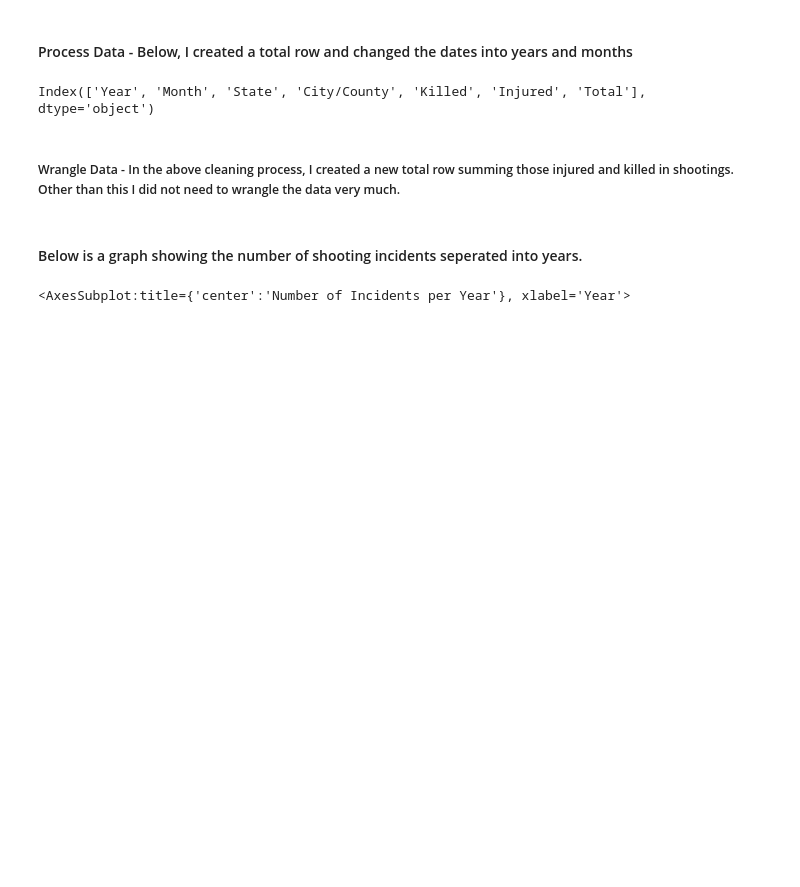
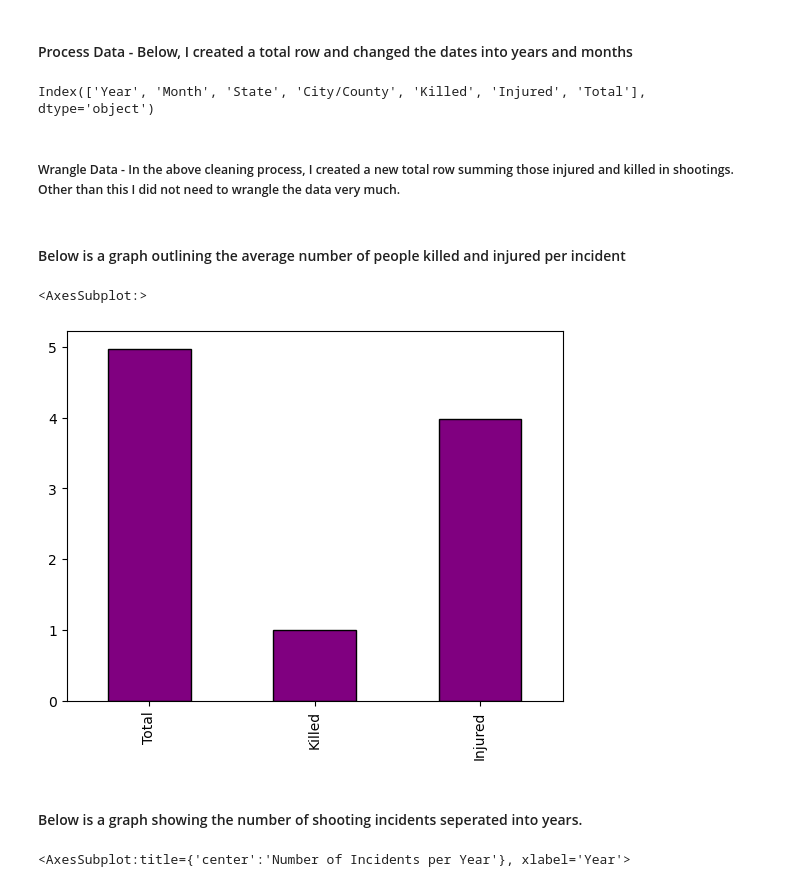
Before and after one commit to ubco-W2022T1-cosc301/project-group39, a Jupyter notebook: notebooks/analysis1.ipynb, the cells around one changed output. Drawn from its saved outputs; the diff is of its cells as text; code cells hidden in the pictures; blank space fills up the shorter version.

```diff
--- a/notebooks/analysis1.ipynb
+++ b/notebooks/analysis1.ipynb
@@ -156,6 +156,15 @@ df_cleaned.to_csv('../data/processed/cleaned_gunviolence_rhys.csv')
 Index(['Year', 'Month', 'State', 'City/County', 'Killed', 'Injured', 'Total'], dtype='object')
 # %% [markdown]
 ##### Wrangle Data - In the above cleaning process, I created a new total row summing those injured and killed in shootings. Other than this I did not need to wrangle the data very much.
+# %% [markdown]
+#### Below is a graph outlining the average number of people killed and injured per incident
+# %%
+df_tot = df_cleaned.copy()
+df_tot = pd.DataFrame(df_tot, columns=["Total","Killed","Injured"])
+df_tot.mean().plot(kind='bar', facecolor = 'purple', edgecolor = 'black')
+# %% [output]
+<AxesSubplot:>
+[figure, added]
 # %% [markdown]
 #### Below is a graph showing the number of shooting incidents seperated into years.
 # %%
```
Also changed, not shown: parts of 4 cells of this notebook, 3 other files.
